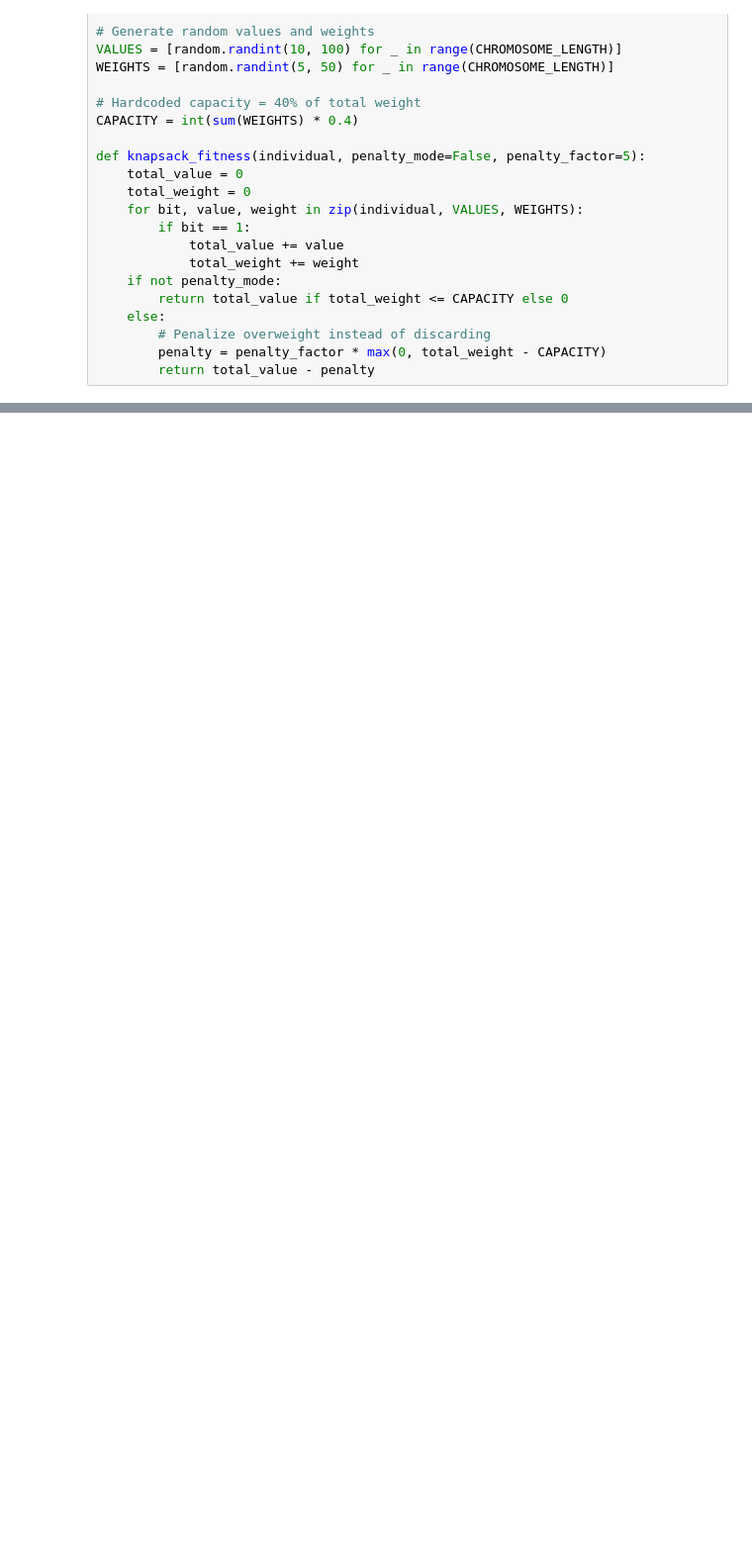
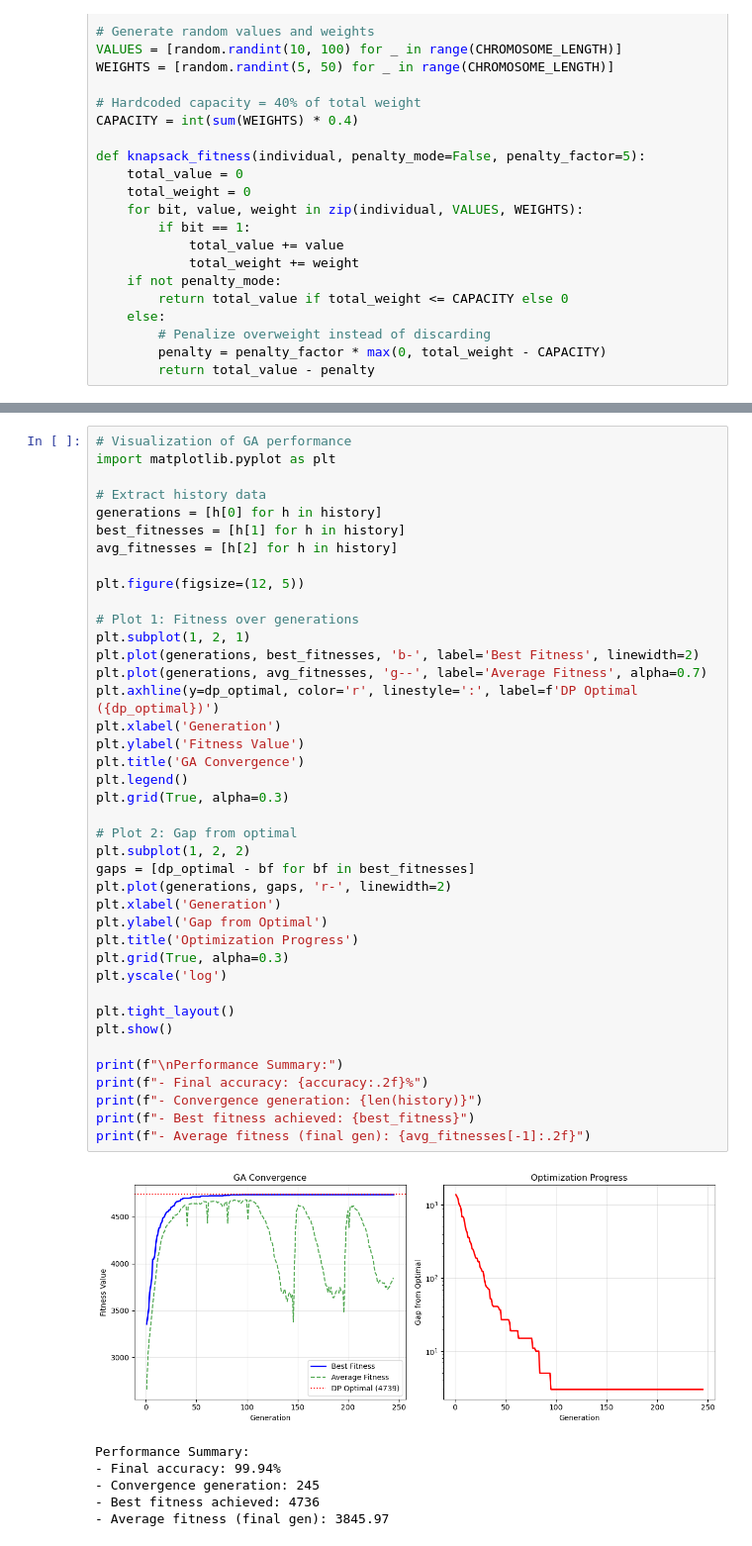
Before and after one commit to AntonyZhuang/Capstone_GeneticAlgorithm, a Jupyter notebook: GA_knapsack_test.ipynb, the cells around one changed output, grey strips where cells are left out. Shown: that part at 99% size. Saved outputs shown, nothing was run; the diff lists cells and outputs as text; blank space fills up the shorter version.

```diff
--- a/GA_knapsack_test.ipynb
+++ b/GA_knapsack_test.ipynb
@@ -186,0 +339,47 @@ print("Optimal value (via DP):", best_value)
+# %%
+# Visualization of GA performance
+import matplotlib.pyplot as plt
+
+# Extract history data
+generations = [h[0] for h in history]
+best_fitnesses = [h[1] for h in history]
+avg_fitnesses = [h[2] for h in history]
+
+plt.figure(figsize=(12, 5))
+
+# Plot 1: Fitness over generations
+plt.subplot(1, 2, 1)
+plt.plot(generations, best_fitnesses, 'b-', label='Best Fitness', linewidth=2)
+plt.plot(generations, avg_fitnesses, 'g--', label='Average Fitness', alpha=0.7)
+plt.axhline(y=dp_optimal, color='r', linestyle=':', label=f'DP Optimal ({dp_optimal})')
+plt.xlabel('Generation')
+plt.ylabel('Fitness Value')
+plt.title('GA Convergence')
+plt.legend()
+plt.grid(True, alpha=0.3)
+
+# Plot 2: Gap from optimal
+plt.subplot(1, 2, 2)
+gaps = [dp_optimal - bf for bf in best_fitnesses]
+plt.plot(generations, gaps, 'r-', linewidth=2)
+plt.xlabel('Generation')
+plt.ylabel('Gap from Optimal')
+plt.title('Optimization Progress')
+plt.grid(True, alpha=0.3)
+plt.yscale('log')
+
+plt.tight_layout()
+plt.show()
+
+print(f"\nPerformance Summary:")
+print(f"- Final accuracy: {accuracy:.2f}%")
+print(f"- Convergence generation: {len(history)}")
+print(f"- Best fitness achieved: {best_fitness}")
+print(f"- Average fitness (final gen): {avg_fitnesses[-1]:.2f}")
+# %% [output]
+[figure, added]
+Performance Summary:
+- Final accuracy: 99.94%
+- Convergence generation: 245
+- Best fitness achieved: 4736
+- Average fitness (final gen): 3845.97
```
Also changed, not shown: parts of 5 cells of this notebook, 4 other files.
